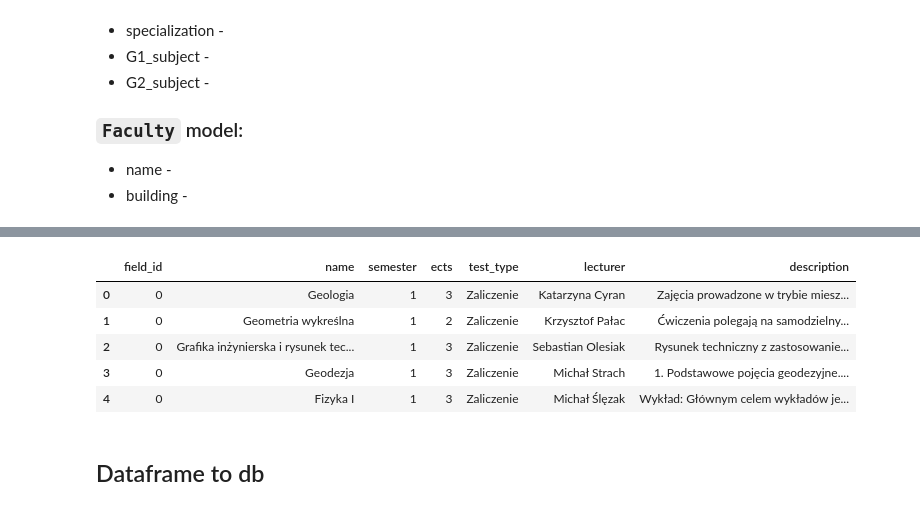
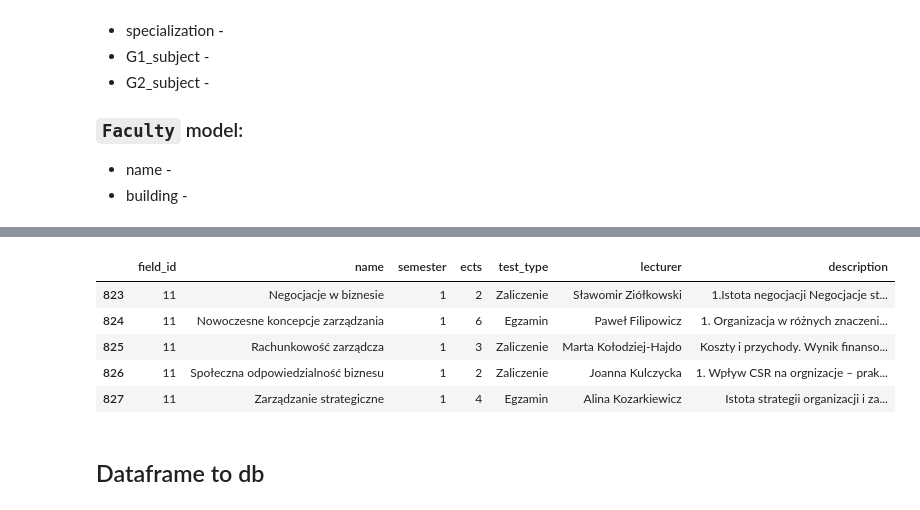
Before and after one commit to Julnowak/MiUn-Student-App, a Jupyter notebook: backend/scrap_syllabus.ipynb, the cells around one changed output, grey strips where cells are left out. Saved outputs shown, nothing was run; the diff lists cells and outputs as text; code cells hidden in the pictures.

```diff
--- a/backend/scrap_syllabus.ipynb
+++ b/backend/scrap_syllabus.ipynb
@@ -256,15 +324,15 @@ course_df["description"] = (
 # %%
 # faculty_df[faculty_df['nazwa'] == 'Wydział Odlewnictwa'].index.values[0]
 # field_df.head()
 # faculty_df.head()
-course_df.head()
+course_df.tail()
 # %% [output]
 |  | field_id | name | semester | ects | test_type | lecturer | description |
-| 0 | 0 | Geologia | 1 | 3 | Zaliczenie | Katarzyna Cyran | Zajęcia prowadzone w trybie miesz... |
-| 1 | 0 | Geometria wykreślna | 1 | 2 | Zaliczenie | Krzysztof Pałac | Ćwiczenia polegają na samodzielny... |
-| 2 | 0 | Grafika inżynierska i rysunek tec... | 1 | 3 | Zaliczenie | Sebastian Olesiak | Rysunek techniczny z zastosowanie... |
-| 3 | 0 | Geodezja | 1 | 3 | Zaliczenie | Michał Strach | 1. Podstawowe pojęcia geodezyjne.... |
-| 4 | 0 | Fizyka I | 1 | 3 | Zaliczenie | Michał Ślęzak | Wykład: Głównym celem wykładów je... |
+| 823 | 11 | Negocjacje w biznesie | 1 | 2 | Zaliczenie | Sławomir Ziółkowski | 1.Istota negocjacji Negocjacje st... |
+| 824 | 11 | Nowoczesne koncepcje zarządzania | 1 | 6 | Egzamin | Paweł Filipowicz | 1. Organizacja w różnych znaczeni... |
+| 825 | 11 | Rachunkowość zarządcza | 1 | 3 | Zaliczenie | Marta Kołodziej-Hajdo | Koszty i przychody. Wynik finanso... |
+| 826 | 11 | Społeczna odpowiedzialność biznesu | 1 | 2 | Zaliczenie | Joanna Kulczycka | 1. Wpływ CSR na orgnizacje – prak... |
+| 827 | 11 | Zarządzanie strategiczne | 1 | 4 | Egzamin | Alina Kozarkiewicz | Istota strategii organizacji i za... |
 # %%
 import csv
 
```
Also changed, not shown: parts of 6 cells of this notebook, 4 other files.
